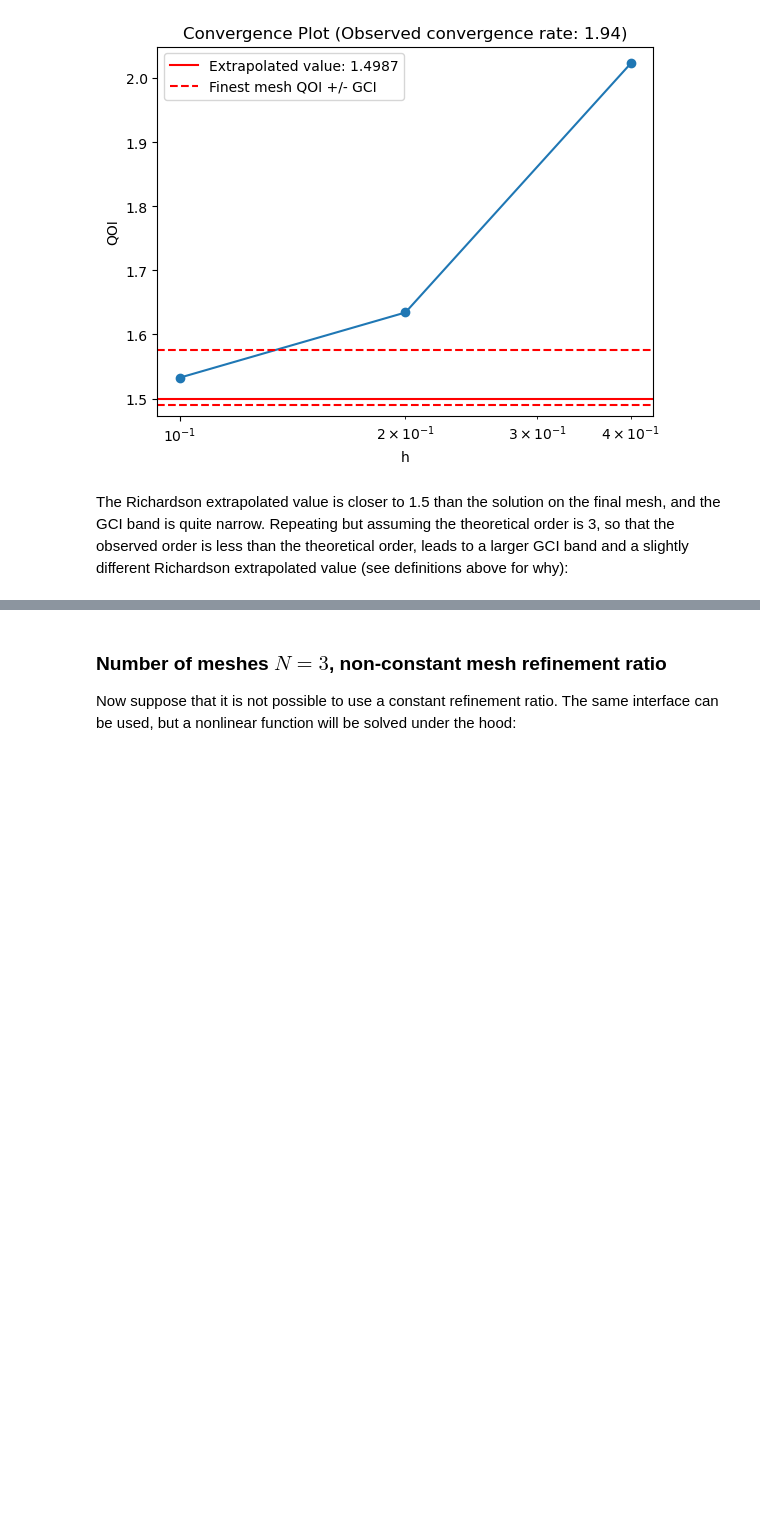
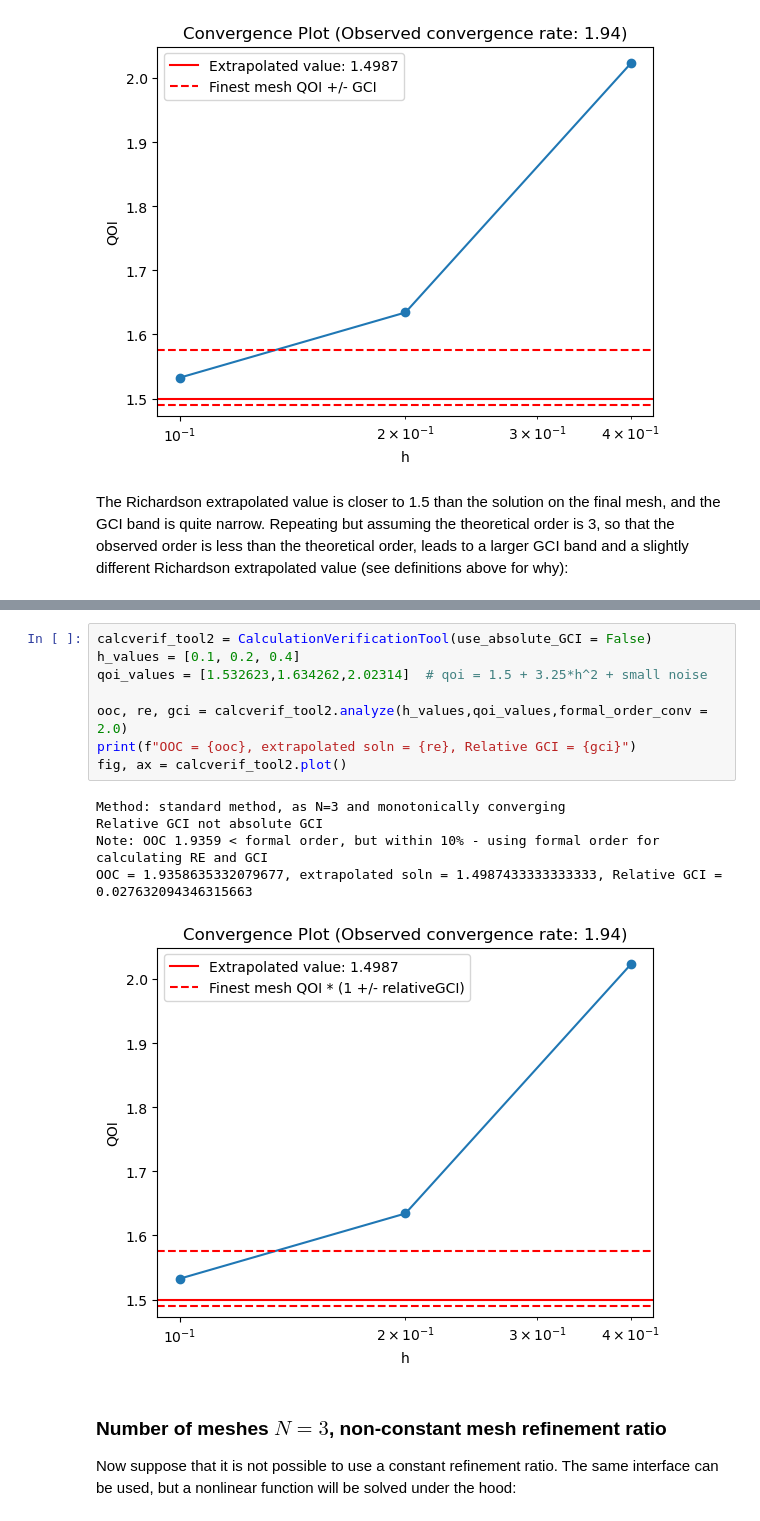
Before and after one commit to OSEL-DAM/SimEval, a Jupyter notebook: notebooks/PdeCalculationVerification.ipynb, the cells around one changed output, grey strips where cells are left out. Cells and saved outputs as stored; diff of their text form; blank space fills up the shorter version.

```diff
--- a/notebooks/PdeCalculationVerification.ipynb
+++ b/notebooks/PdeCalculationVerification.ipynb
@@ -154,3 +164,17 @@ OOC = 1.9358635332079677, extrapolated soln = 1.4966582239041357, GCI = 0.107894
+# %%
+calcverif_tool2 = CalculationVerificationTool(use_absolute_GCI = False)
+h_values = [0.1, 0.2, 0.4]
+qoi_values = [1.532623,1.634262,2.02314]  # qoi = 1.5 + 3.25*h^2 + small noise
+
+ooc, re, gci = calcverif_tool2.analyze(h_values,qoi_values,formal_order_conv = 2.0)
+print(f"OOC = {ooc}, extrapolated soln = {re}, Relative GCI = {gci}")
+fig, ax = calcverif_tool2.plot()
+# %% [output]
+Method: standard method, as N=3 and monotonically converging
+Relative GCI not absolute GCI
+Note: OOC 1.9359 < formal order, but within 10% - using formal order for calculating RE and GCI
+OOC = 1.9358635332079677, extrapolated soln = 1.4987433333333333, Relative GCI = 0.027632094346315663
+[figure, added]
 # %% [markdown]
 
 ### Number of meshes $N=3$, non-constant mesh refinement ratio
```
Also changed, not shown: parts of 9 cells of this notebook, 46 other files.
